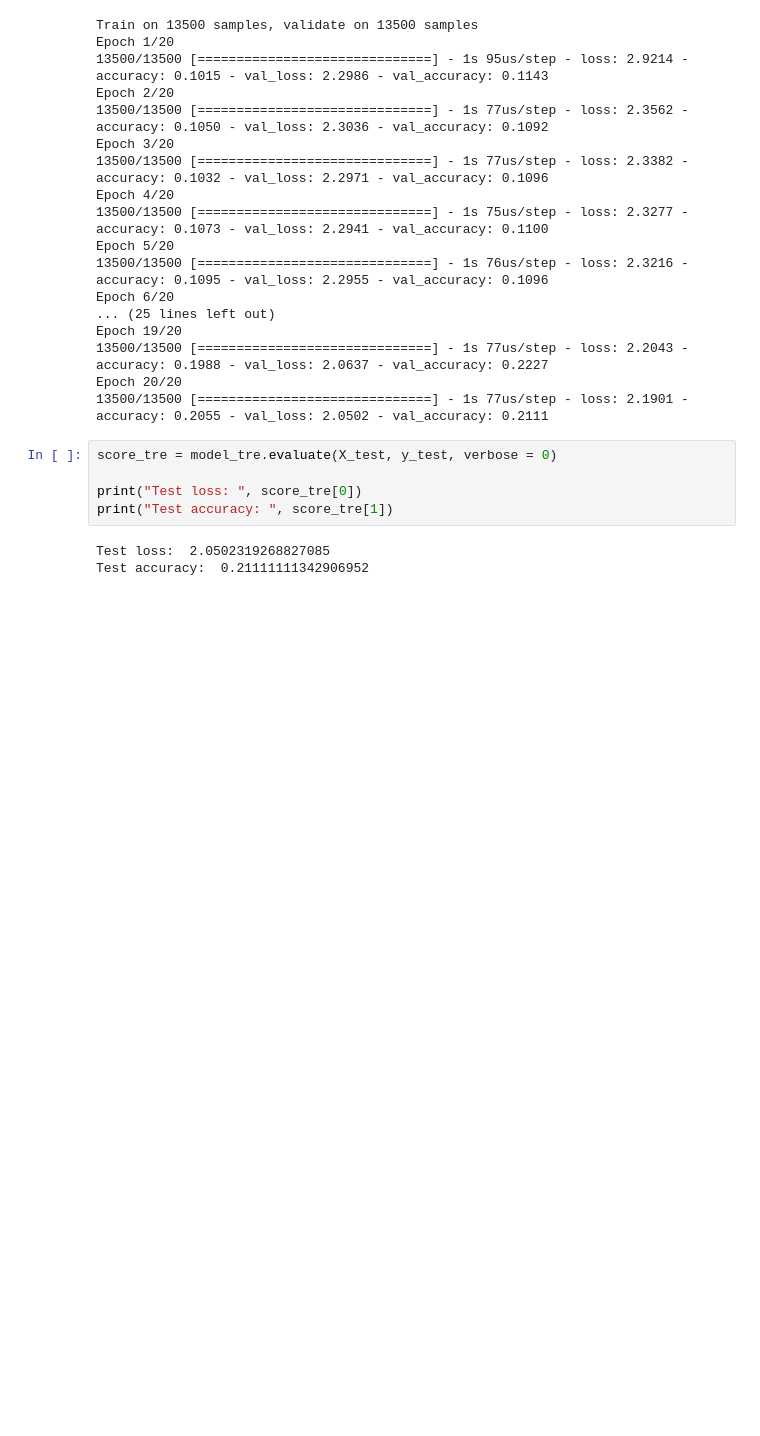
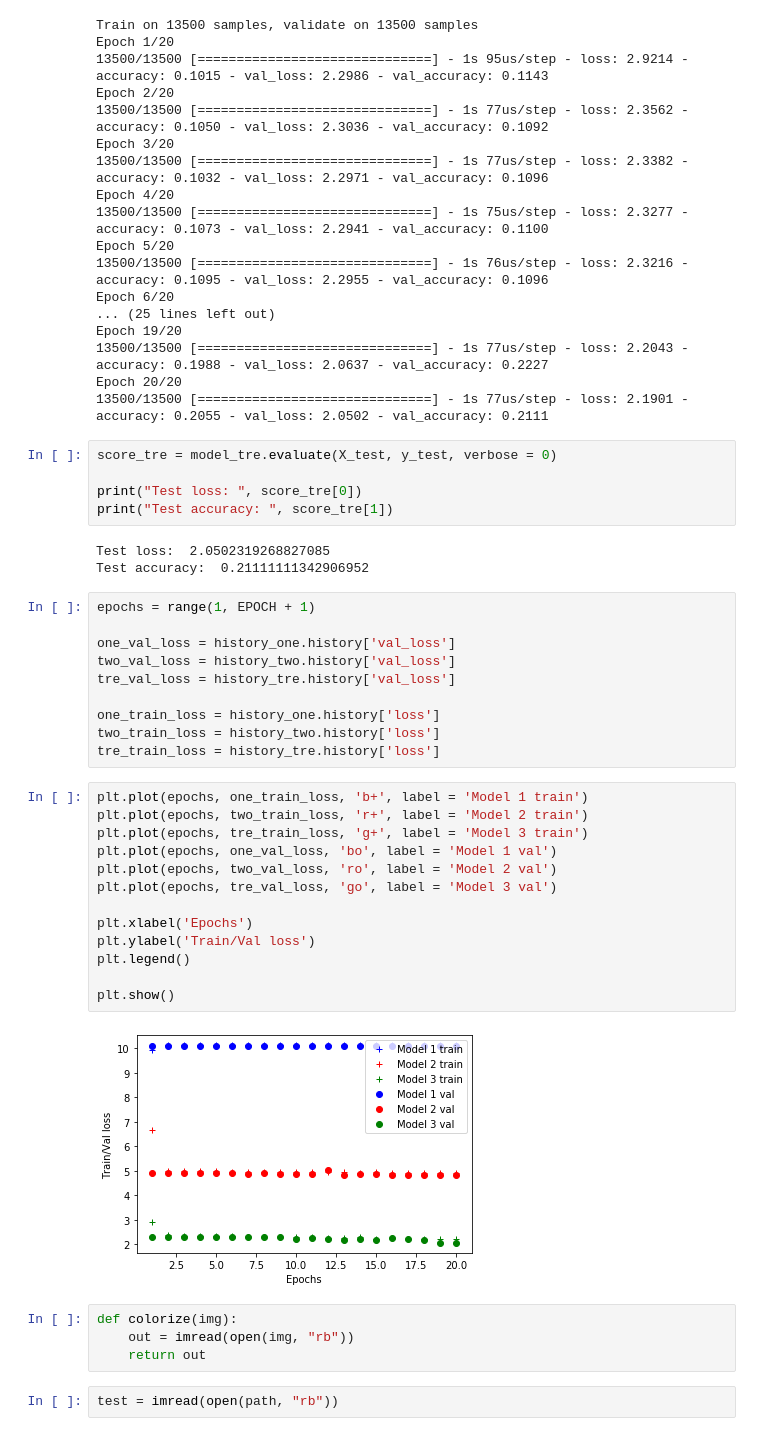
Before and after one commit to asrenninger/sensing, a Jupyter notebook: python/eurotest.ipynb, the cells around one changed output. Saved outputs shown, nothing was run; the diff lists cells and outputs as text; blank space fills up the shorter version.

```diff
--- a/python/eurotest.ipynb
+++ b/python/eurotest.ipynb
@@ -278,3 +278,34 @@ print("Test accuracy: ", score_tre[1])
 # %% [output]
 Test loss:  2.0502319268827085
 Test accuracy:  0.21111111342906952
+# %%
+epochs = range(1, EPOCH + 1)
+
+one_val_loss = history_one.history['val_loss']
+two_val_loss = history_two.history['val_loss']
+tre_val_loss = history_tre.history['val_loss']
+
+one_train_loss = history_one.history['loss']
+two_train_loss = history_two.history['loss']
+tre_train_loss = history_tre.history['loss']
+# %%
+plt.plot(epochs, one_train_loss, 'b+', label = 'Model 1 train')
+plt.plot(epochs, two_train_loss, 'r+', label = 'Model 2 train')
+plt.plot(epochs, tre_train_loss, 'g+', label = 'Model 3 train')
+plt.plot(epochs, one_val_loss, 'bo', label = 'Model 1 val')
+plt.plot(epochs, two_val_loss, 'ro', label = 'Model 2 val')
+plt.plot(epochs, tre_val_loss, 'go', label = 'Model 3 val')
+
+plt.xlabel('Epochs')
+plt.ylabel('Train/Val loss')
+plt.legend()
+
+plt.show()
+# %% [output]
+[figure, added]
+# %%
+def colorize(img):
+    out = imread(open(img, "rb"))
+    return out
+# %%
+test = imread(open(path, "rb"))
```
Also changed, not shown: parts of 12 cells of this notebook.
